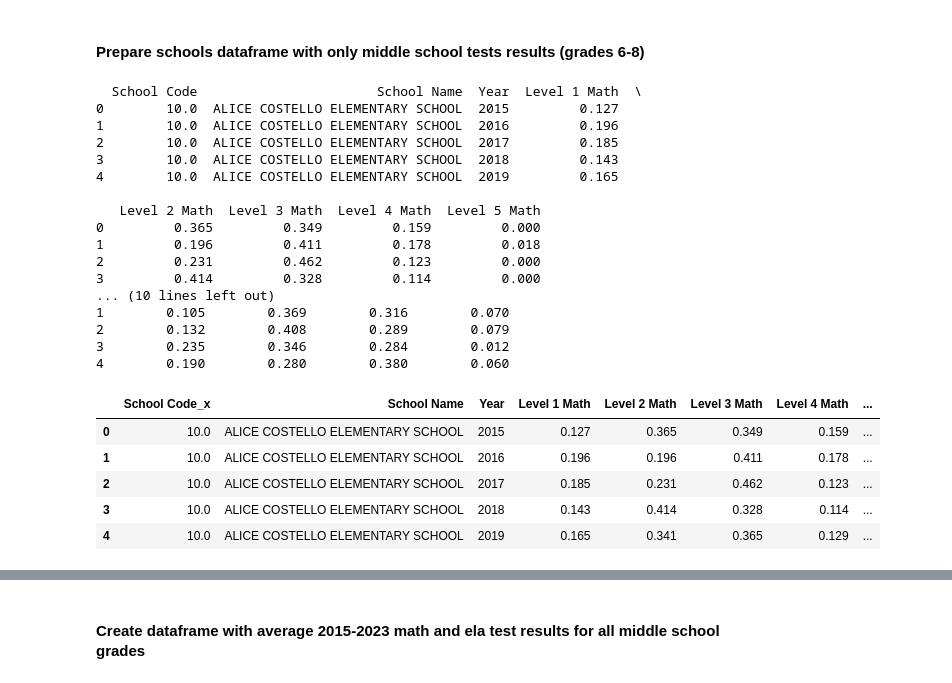
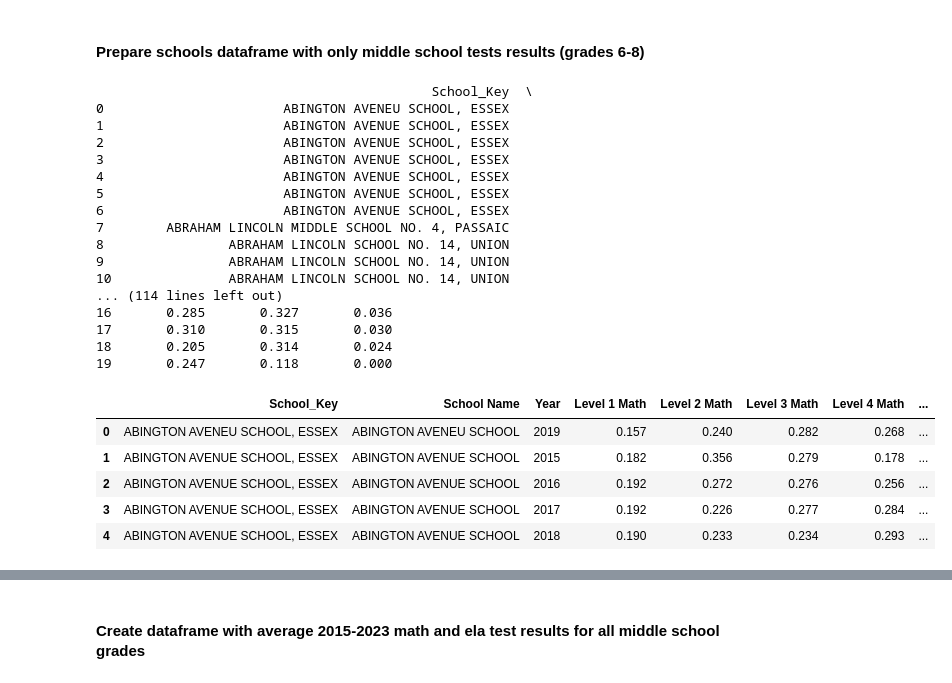
Before and after one commit to Solirinai/NY_schools_maps, a Jupyter notebook: notebooks/NJ/1._Data_processing_by_NJ_middle_schools.ipynb, the cells around one changed output, grey strips where cells are left out. Drawn from its saved outputs; the diff is of its cells as text; code cells hidden in the pictures.

```diff
--- a/notebooks/NJ/1._Data_processing_by_NJ_middle_schools.ipynb
+++ b/notebooks/NJ/1._Data_processing_by_NJ_middle_schools.ipynb
@@ -277,6 +253,7 @@ memory usage: 2.4+ MB
 16234
 # %%
 # resultsDF.info() showed that most of the columns are objects instead of numbers and needed to be converted
+
 for subject in subjects:
     resultsDF = resultsDFs[subject]
     resultsDF_colToConvert = ['Valid Scores',
@@ -287,7 +264,6 @@ for subject in subjects:
      'L4 Percent',
      'L5 Percent']
     resultsDF[resultsDF_colToConvert] = resultsDF[resultsDF_colToConvert].apply(pd.to_numeric, errors = 'coerce')
-    resultsDF['School Code'] = resultsDF['School Code'].astype(str)
     resultsDF.info()
     print(len(resultsDF))
 
@@ -311,11 +287,26 @@ dtypes: float64(7), object(12)
 memory usage: 2.4+ MB
 16234
 # %%
+# Adding a separate 'Grade' column getting the gdare number from the column 'Assessment'
+# Adding estimates of numbers of results for each level
+# Adding a column with unique names for schools for further analysis
+
 for subject in subjects:
     resultsDF = resultsDFs[subject]
+
+    # Getting grades
     assessment = resultsDF['Assessment']
     resultsDF['Grade'] = assessment.str[-1]
     resultsDF['Grade'] = pd.to_numeric(resultsDF['Grade'])
+
+    # Some schools in different school districts are called the same, causing issues in analysis
+    # further. Names of schools districs are incosistantly recorded in the data and cannot be used
+    # to distinguish those schools, county names, however, are consistant, so we use them as proxy
+    # to make unique key for schools
+    resultsDF['School_Key'] = resultsDF['School Name'] + ', '+resultsDF['County Name']
+
+    # We'll need number of tests results for each level, so we estimate these nubers backwords
+    # from precentage of the results for each level
     levels = ['L1', 'L2', 'L3', 'L4', 'L5']
     for l in levels:
         resultsDF[f'{l} Number'] = (resultsDF[f'{l} Percent']*0.01)*resultsDF['Valid Scores']
@@ -355,7 +403,10 @@ for subject in subjects:
     resultsDF = resultsDFs[subject]
 
     # Dataframe with only grades 6-8 results (middle schools and K-8) by years
-    resultsMS_bySchl = resultsDF.groupby(['School Code', 'School Name', 'Year'])[['L1 Number','L2 Number','L3 Number','L4 Number','L5 Number']].sum()
+    resultsMS = resultsDF[(resultsDF['Grade'] >= 6)&(resultsDF['Grade'] <= 8)]
+
+    # Dataframe with results grouped by years
+    resultsMS_bySchl = resultsMS.groupby(['School_Key', 'School Name', 'Year'])[['L1 Number','L2 Number','L3 Number','L4 Number','L5 Number']].sum()
 
     # Change column names to include subject
     resultsMS_bySchl.columns = [f'Level 1 {subject}',f'Level 2 {subject}',f'Level 3 {subject}',f'Level 4 {subject}', f'Level 5 {subject}']
@@ -363,38 +414,40 @@ for subject in subjects:
     # Dataframe for middle schools by years with normalized values
     resultsMS_bySchl_Norm[subject] = resultsMS_bySchl.div(resultsMS_bySchl.sum(axis=1), axis=0)
     resultsMS_bySchl_Norm[subject].reset_index(inplace=True)
+    resultsMS_bySchl_Norm[subject] = resultsMS_bySchl_Norm[subject].T.drop_duplicates().T
 
-    print(resultsMS_bySchl_Norm[subject].head())
+    print(resultsMS_bySchl_Norm[subject].head(20))
 
 del resultsDF, resultsMS_bySchl
 # %% [output]
-  School Code                       School Name  Year  Level 1 Math  \
-0        10.0  ALICE COSTELLO ELEMENTARY SCHOOL  2015         0.127
-1        10.0  ALICE COSTELLO ELEMENTARY SCHOOL  2016         0.196
-2        10.0  ALICE COSTELLO ELEMENTARY SCHOOL  2017         0.185
-3        10.0  ALICE COSTELLO ELEMENTARY SCHOOL  2018         0.143
-4        10.0  ALICE COSTELLO ELEMENTARY SCHOOL  2019         0.165
-
-   Level 2 Math  Level 3 Math  Level 4 Math  Level 5 Math
-0         0.365         0.349         0.159         0.000
-1         0.196         0.411         0.178         0.018
-2         0.231         0.462         0.123         0.000
-3         0.414         0.328         0.114         0.000
-... (10 lines left out)
-1        0.105        0.369        0.316        0.070
-2        0.132        0.408        0.289        0.079
-3        0.235        0.346        0.284        0.012
-4        0.190        0.280        0.380        0.060
+                                           School_Key  \
+0                       ABINGTON AVENEU SCHOOL, ESSEX
+1                       ABINGTON AVENUE SCHOOL, ESSEX
+2                       ABINGTON AVENUE SCHOOL, ESSEX
+3                       ABINGTON AVENUE SCHOOL, ESSEX
+4                       ABINGTON AVENUE SCHOOL, ESSEX
+5                       ABINGTON AVENUE SCHOOL, ESSEX
+6                       ABINGTON AVENUE SCHOOL, ESSEX
+7        ABRAHAM LINCOLN MIDDLE SCHOOL NO. 4, PASSAIC
+8                ABRAHAM LINCOLN SCHOOL NO. 14, UNION
+9                ABRAHAM LINCOLN SCHOOL NO. 14, UNION
+10               ABRAHAM LINCOLN SCHOOL NO. 14, UNION
+... (114 lines left out)
+16       0.285       0.327       0.036
+17       0.310       0.315       0.030
+18       0.205       0.314       0.024
+19       0.247       0.118       0.000
 # %%
 # Make a merged dataframe with both Math and ELA results
+
 DFs = list(resultsMS_bySchl_Norm.values())
-allResultsDF = pd.merge(DFs[0], DFs[1], on = ['School Name', 'Year'], how = 'inner')
-allResultsDF.head(5)
+allResultsDF = pd.merge(DFs[0], DFs[1], on = ['School_Key', 'School Name', 'Year'], how = 'inner')
+allResultsDF.head()
 # %% [output]
-|  | School Code_x | School Name | Year | Level 1 Math | Level 2 Math | Level 3 Math | Level 4 Math | ... |
-| 0 | 10.0 | ALICE COSTELLO ELEMENTARY SCHOOL | 2015 | 0.127 | 0.365 | 0.349 | 0.159 | ... |
-| 1 | 10.0 | ALICE COSTELLO ELEMENTARY SCHOOL | 2016 | 0.196 | 0.196 | 0.411 | 0.178 | ... |
-| 2 | 10.0 | ALICE COSTELLO ELEMENTARY SCHOOL | 2017 | 0.185 | 0.231 | 0.462 | 0.123 | ... |
-| 3 | 10.0 | ALICE COSTELLO ELEMENTARY SCHOOL | 2018 | 0.143 | 0.414 | 0.328 | 0.114 | ... |
-| 4 | 10.0 | ALICE COSTELLO ELEMENTARY SCHOOL | 2019 | 0.165 | 0.341 | 0.365 | 0.129 | ... |
+|  | School_Key | School Name | Year | Level 1 Math | Level 2 Math | Level 3 Math | Level 4 Math | ... |
+| 0 | ABINGTON AVENEU SCHOOL, ESSEX | ABINGTON AVENEU SCHOOL | 2019 | 0.157 | 0.240 | 0.282 | 0.268 | ... |
+| 1 | ABINGTON AVENUE SCHOOL, ESSEX | ABINGTON AVENUE SCHOOL | 2015 | 0.182 | 0.356 | 0.279 | 0.178 | ... |
+| 2 | ABINGTON AVENUE SCHOOL, ESSEX | ABINGTON AVENUE SCHOOL | 2016 | 0.192 | 0.272 | 0.276 | 0.256 | ... |
+| 3 | ABINGTON AVENUE SCHOOL, ESSEX | ABINGTON AVENUE SCHOOL | 2017 | 0.192 | 0.226 | 0.277 | 0.284 | ... |
+| 4 | ABINGTON AVENUE SCHOOL, ESSEX | ABINGTON AVENUE SCHOOL | 2018 | 0.190 | 0.233 | 0.234 | 0.293 | ... |
 # %%
```
Also changed, not shown: parts of 68 cells of this notebook, 1 other file.
